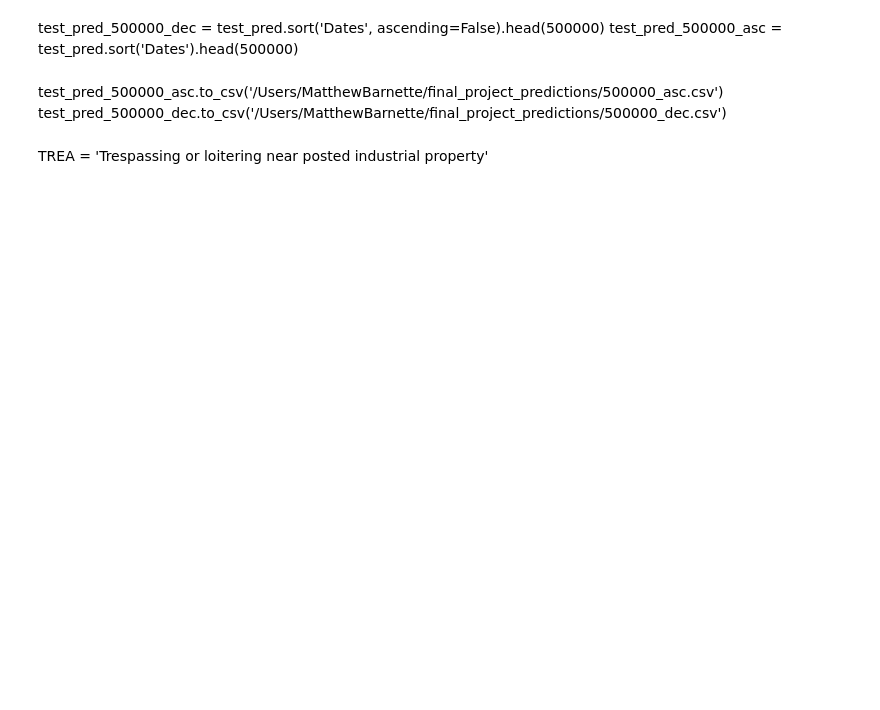
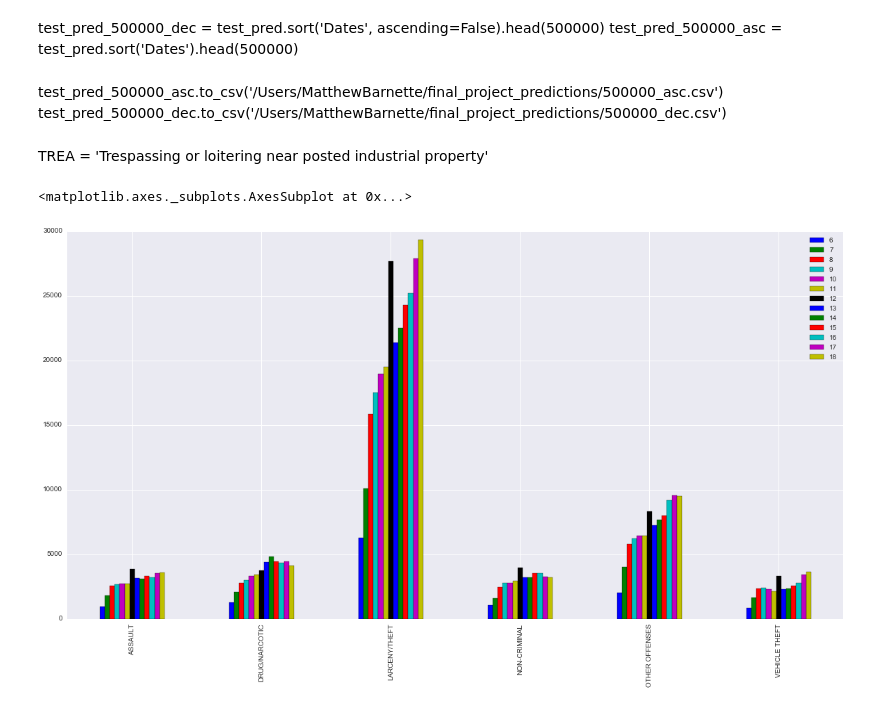
Before and after one commit to BarnetteME1/SF-Crime-Prediction, a Jupyter notebook: Graphs, charts, and organizing rows.ipynb, the cells around one changed output. Saved outputs shown, nothing was run; the diff lists cells and outputs as text; code cells hidden in the pictures; blank space fills up the shorter version.

Commit message:
finishing up graphs

```diff
--- a/Graphs, charts, and organizing rows.ipynb
+++ b/Graphs, charts, and organizing rows.ipynb
@@ -107,0 +160,7 @@ test_pred_23 = test_pred[test_pred.Dates.dt.hour == 23]
+# %%
+test_pred_day = test_pred_6.join(test_pred_7, how='outer').join(test_pred_8, how='outer').join(test_pred_9, how='outer').join(test_pred_10, how='outer').join(test_pred_11, how='outer').join(test_pred_12, how='outer').join(test_pred_13, how='outer').join(test_pred_14, how='outer').join(test_pred_15, how='outer').join(test_pred_16, how='outer').join(test_pred_17, how='outer').join(test_pred_18, how='outer')
+test_pred_day = test_pred_day.fillna(0)
+# %%
+test_pred_day_high = test_pred_day.drop(['ARSON', 'BURGLARY', 'DISORDERLY CONDUCT', 'DRUNKENNESS', 'EMBEZZLEMENT', 'FRAUD', 'GAMBLING', 'KIDNAPPING', 'MISSING PERSON', 'PROSTITUTION', 'ROBBERY', 'SECONDARY CODES', 'SEX OFFENSES FORCIBLE', 'SUSPICIOUS OCC', 'TRESPASS', 'VANDALISM', 'WARRANTS', 'WEAPON LAWS', 'FORGERY/COUNTERFEITING', 'RUNAWAY', 'LIQUOR LAWS', 'EXTORTION', 'FAMILY OFFENSES', 'RECOVERED VEHICLE', 'LOITERING', 'DRIVING UNDER THE INFLUENCE', 'STOLEN PROPERTY', 'SUICIDE', 'BRIBERY', 'SEX OFFENSES NON FORCIBLE', 'BAD CHECKS'])
+test_pred_day_medium = test_pred_day.drop(['ASSAULT', 'DRUG/NARCOTIC', 'LARCENY/THEFT', 'NON-CRIMINAL', 'OTHER OFFENSES', 'VEHICLE THEFT', 'ARSON', 'DISORDERLY CONDUCT', 'DRUNKENNESS', 'EMBEZZLEMENT', 'FRAUD', 'GAMBLING', 'KIDNAPPING', 'ROBBERY', 'SECONDARY CODES', 'SEX OFFENSES FORCIBLE', 'SUSPICIOUS OCC', 'TRESPASS', 'WEAPON LAWS', 'FORGERY/COUNTERFEITING', 'RUNAWAY', 'LIQUOR LAWS', 'EXTORTION', 'FAMILY OFFENSES', 'RECOVERED VEHICLE', 'LOITERING', 'DRIVING UNDER THE INFLUENCE', 'STOLEN PROPERTY', 'SUICIDE', 'BRIBERY', 'SEX OFFENSES NON FORCIBLE', 'BAD CHECKS'])
+test_pred_day_low = test_pred_day.drop(['ASSAULT', 'BURGLARY', 'DRUG/NARCOTIC', 'LARCENY/THEFT', 'NON-CRIMINAL', 'OTHER OFFENSES', 'VEHICLE THEFT', 'MISSING PERSON', 'PROSTITUTION', 'VANDALISM', 'WARRANTS'], axis=0)
@@ -107,0 +225,5 @@ test_pred_23 = test_pred[test_pred.Dates.dt.hour == 23]
+# %%
+test_pred_day_high.plot(kind='bar', figsize=(20,10))
+# %% [output]
+<matplotlib.axes._subplots.AxesSubplot at 0x...>
+[figure, added]
```
Also changed, not shown: parts of 24 cells of this notebook.
